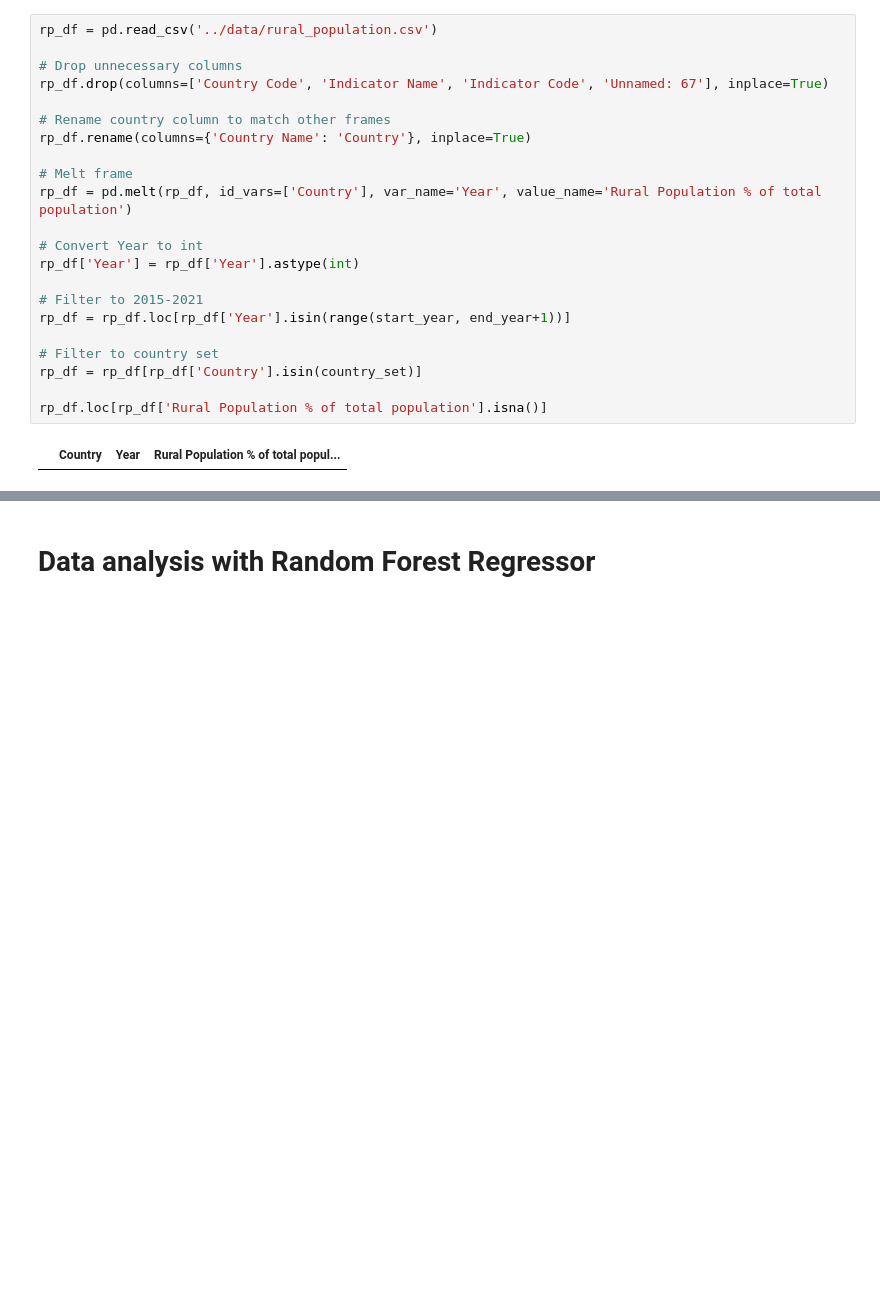
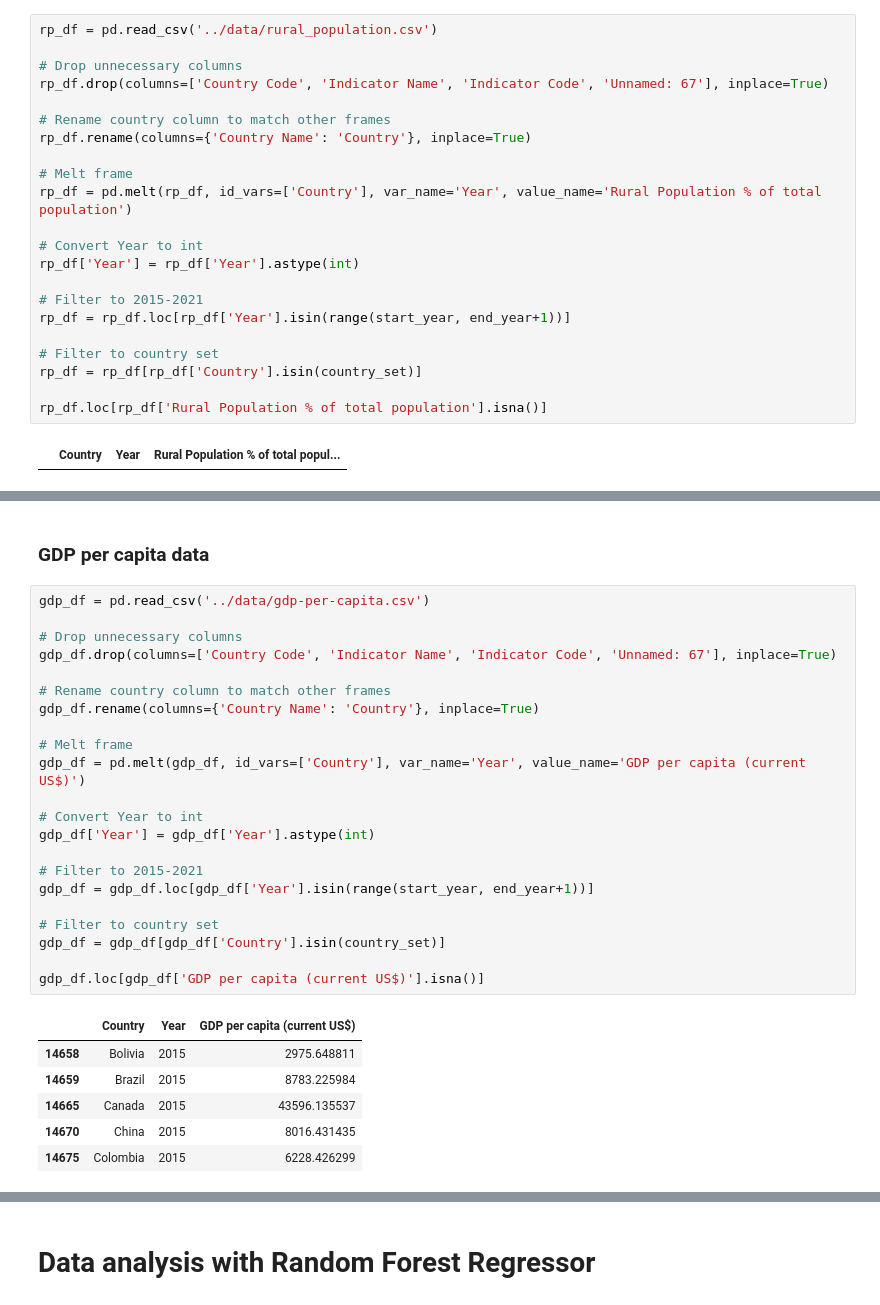
Before and after one commit to thirdcoffee/predicting-world-happiness, a Jupyter notebook: notebooks/predictor.ipynb, the cells around one changed output, grey strips where cells are left out. Saved outputs shown, nothing was run; the diff lists cells and outputs as text; blank space fills up the shorter version.

Commit message:
Add additional data

```diff
--- a/notebooks/predictor.ipynb
+++ b/notebooks/predictor.ipynb
@@ -277,0 +298,31 @@ rp_df.loc[rp_df['Rural Population % of total population'].isna()]
+# %% [markdown]
+### GDP per capita data
+# %%
+gdp_df = pd.read_csv('../data/gdp-per-capita.csv')
+
+# Drop unnecessary columns
+gdp_df.drop(columns=['Country Code', 'Indicator Name', 'Indicator Code', 'Unnamed: 67'], inplace=True)
+
+# Rename country column to match other frames
+gdp_df.rename(columns={'Country Name': 'Country'}, inplace=True)
+
+# Melt frame
+gdp_df = pd.melt(gdp_df, id_vars=['Country'], var_name='Year', value_name='GDP per capita (current US$)')
+
+# Convert Year to int
+gdp_df['Year'] = gdp_df['Year'].astype(int)
+
+# Filter to 2015-2021
+gdp_df = gdp_df.loc[gdp_df['Year'].isin(range(start_year, end_year+1))]
+
+# Filter to country set
+gdp_df = gdp_df[gdp_df['Country'].isin(country_set)]
+
+gdp_df.loc[gdp_df['GDP per capita (current US$)'].isna()]
+# %% [output]
+|  | Country | Year | GDP per capita (current US$) |
+| 14658 | Bolivia | 2015 | 2975.648811 |
+| 14659 | Brazil | 2015 | 8783.225984 |
+| 14665 | Canada | 2015 | 43596.135537 |
+| 14670 | China | 2015 | 8016.431435 |
+| 14675 | Colombia | 2015 | 6228.426299 |
```
Also changed, not shown: parts of 9 cells of this notebook, 5 other files.
